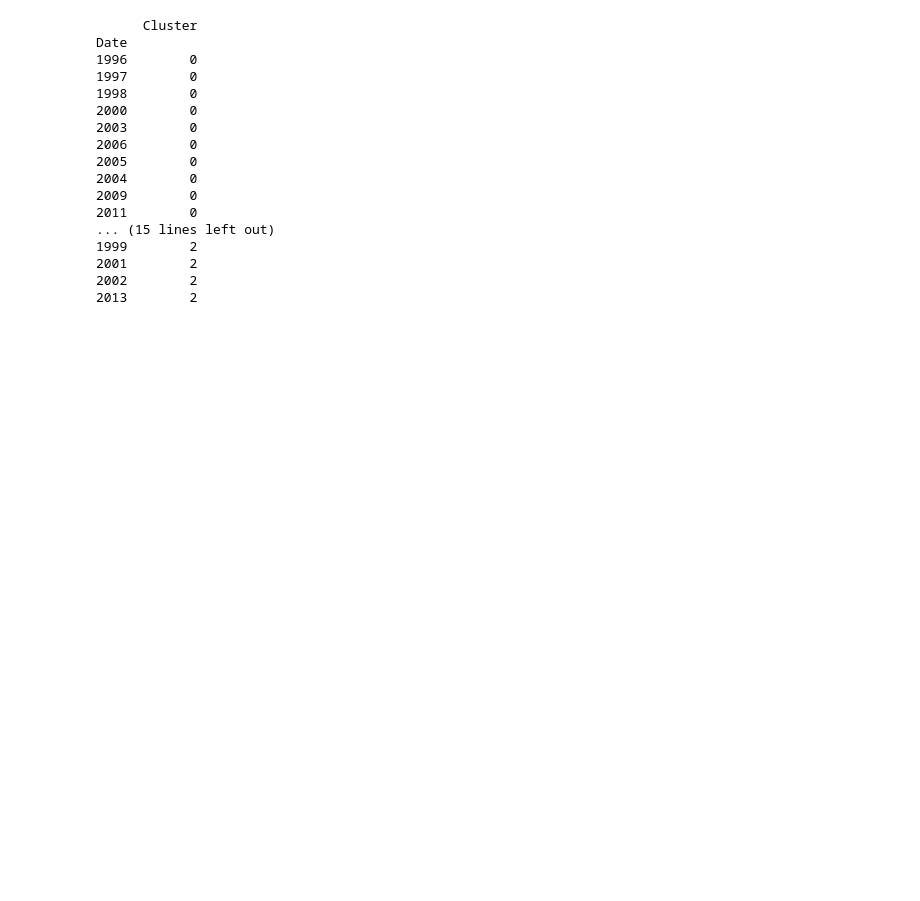
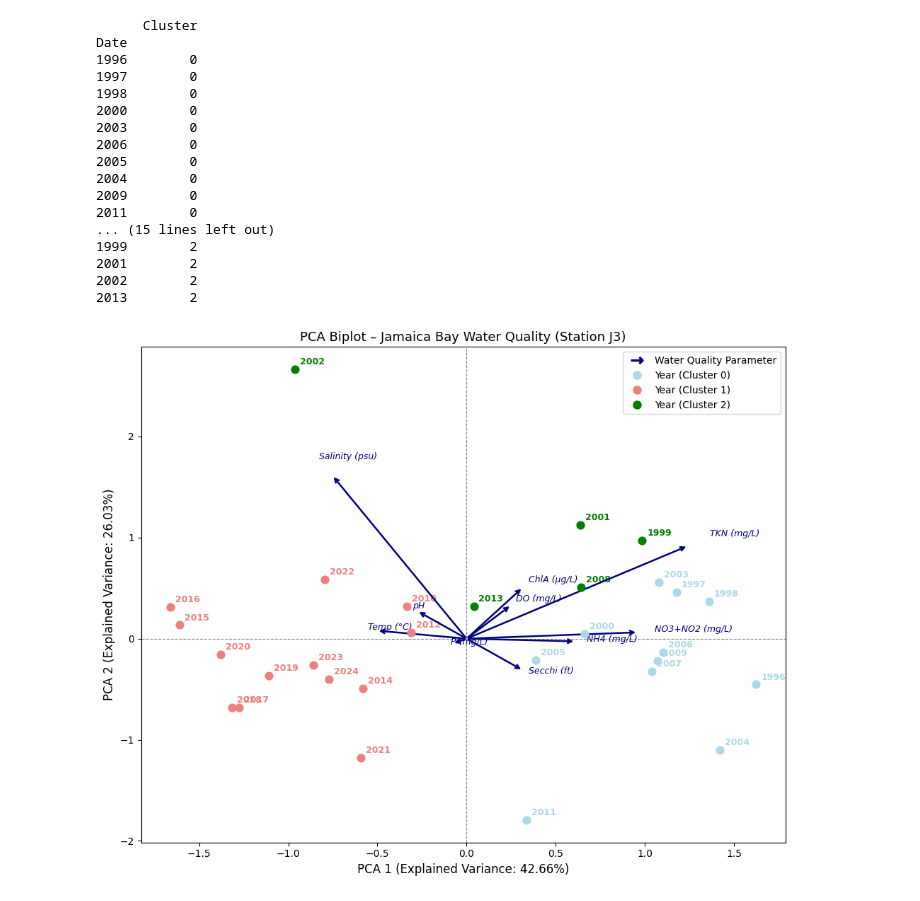
Before and after one commit to snehasri2600/Jamaica-Bay-Water-Quality_Capstone, a Jupyter notebook: Station_Data_Analyses/Station_J3/j3_analysis.ipynb, the cells around one changed output. Drawn from its saved outputs; the diff is of its cells as text; code cells hidden in the pictures; blank space fills up the shorter version.

```diff
--- a/Station_Data_Analyses/Station_J3/j3_analysis.ipynb
+++ b/Station_Data_Analyses/Station_J3/j3_analysis.ipynb
@@ -396,10 +396,10 @@ Date
 2002        2
 2013        2
 # %%
-# PCA biplot with 3 clusters, colored in shades of green
+# PCA biplot with 3 clusters
 fig, ax = plt.subplots(figsize=(10, 8))
 
-cluster_colors = {0: 'lightgreen', 1: 'mediumseagreen', 2: 'darkgreen'}
+cluster_colors = {0: 'lightblue', 1: 'lightcoral', 2: 'green'}
 
 # --- Plot yearly points ---
 for idx, row in feature_means_pca_df.iterrows():
@@ -409,37 +409,39 @@ for idx, row in feature_means_pca_df.iterrows():
                 xytext=(5, 5), textcoords='offset points',
                 fontsize=9, color=color, fontweight='bold')
 
 # --- Scale factor for arrows ---
 scale = 2.0
 
 # --- Plot loading arrows ---
 for i, name in enumerate(feature_names_short):
     x, y = loadings[i, 0] * scale, loadings[i, 1] * scale
     ax.annotate('', xy=(x, y), xytext=(0, 0),
                 arrowprops=dict(arrowstyle='->', color='navy', lw=1.8))
     ax.text(x * 1.1, y * 1.1, name, fontsize=9, color='navy', fontstyle='italic')
 
 # --- Reference lines ---
 ax.axhline(0, color='gray', linewidth=0.8, linestyle='--')
 ax.axvline(0, color='gray', linewidth=0.8, linestyle='--')
 
 # --- Labels ---
 ax.set_xlabel(f'PCA 1 (Explained Variance: {explained_variance[0] * 100:.2f}%)', fontsize=12)
 ax.set_ylabel(f'PCA 2 (Explained Variance: {explained_variance[1] * 100:.2f}%)', fontsize=12)
 ax.set_title('PCA Biplot – Jamaica Bay Water Quality (Station J3)', fontsize=13)
 
 # --- Legend ---
 ax.legend(handles=[
     plt.Line2D([0], [0], marker=r'$\rightarrow$', color='darkblue',
                markersize=12, label='Water Quality Parameter', linestyle='None'),
-    plt.Line2D([0], [0], marker='o', color='lightgreen',
-               markersize=8, label='Cluster 0', linestyle='None'),
-    plt.Line2D([0], [0], marker='o', color='mediumseagreen',
-               markersize=8, label='Cluster 1', linestyle='None'),
-    plt.Line2D([0], [0], marker='o', color='darkgreen',
-               markersize=8, label='Cluster 2', linestyle='None'),
+    plt.Line2D([0], [0], marker='o', color='lightblue',
+               markersize=8, label='Year (Cluster 0)', linestyle='None'),
+    plt.Line2D([0], [0], marker='o', color='lightcoral',
+               markersize=8, label='Year (Cluster 1)', linestyle='None'),
+    plt.Line2D([0], [0], marker='o', color='green',
+               markersize=8, label='Year (Cluster 2)', linestyle='None'),
 ], loc='upper right')
 
 plt.tight_layout()
-plt.savefig('jamaica_bay_pca_biplot_3clusters_green.png', dpi=300, bbox_inches='tight')
+plt.savefig('jamaica_bay_pca_j3_3clusters.png', dpi=300, bbox_inches='tight')
 plt.show()
+# %% [output]
+[figure, added]
```
Also changed, not shown: parts of 3 cells of this notebook, 7 other files.
